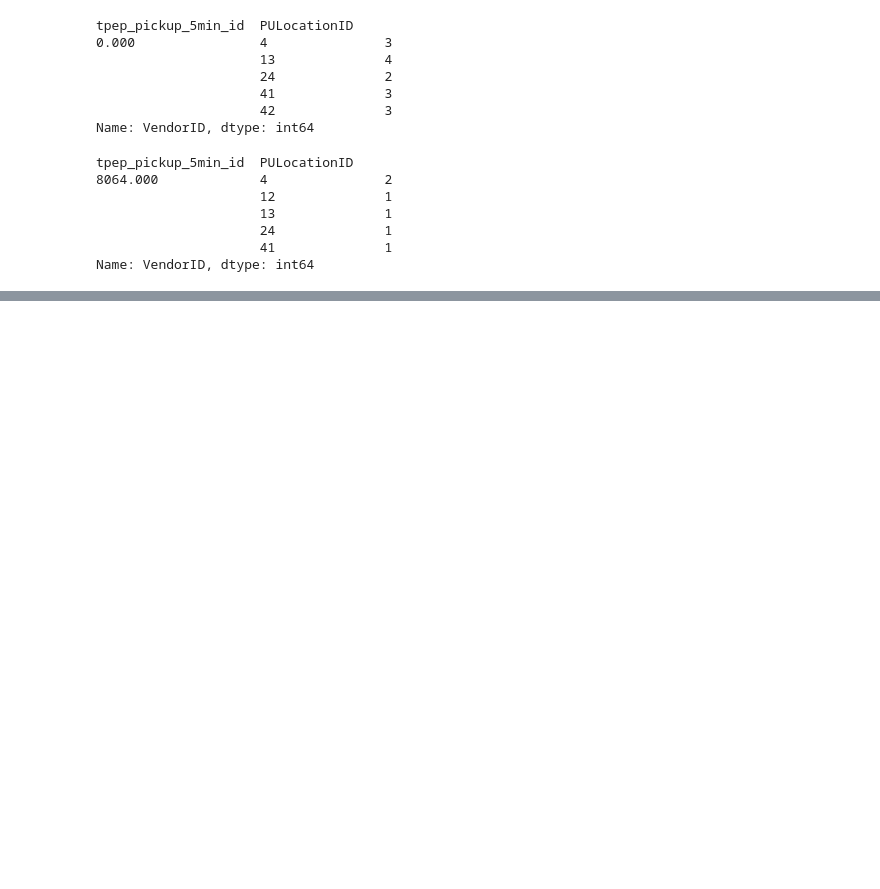
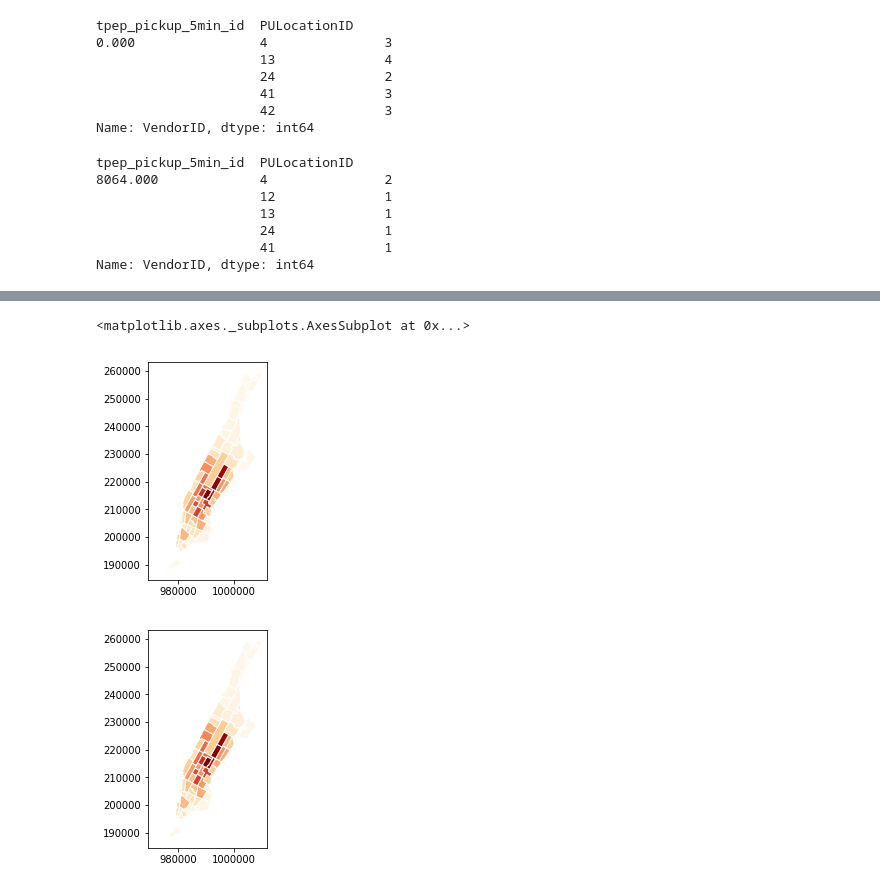
Before and after one commit to hlmiao/nyc_taxi_requests_prediction, a Jupyter notebook: nyc_taxi_requests_prediction.ipynb, the cells around one changed output, grey strips where cells are left out. Drawn from its saved outputs; the diff is of its cells as text; code cells hidden in the pictures; blank space fills up the shorter version.

```diff
--- a/nyc_taxi_requests_prediction.ipynb
+++ b/nyc_taxi_requests_prediction.ipynb
@@ -589,0 +623,3 @@ valid_X.describe()
+# %%
+train_sample_5min_mean_static = pd.DataFrame(train_sample_5min_mean, columns=['tpep_pickup_year', 'tpep_pickup_month', 'tpep_pickup_day', 'tpep_pickup_hour', 'tpep_pickup_weekday', 'is_weekend', 'is_morning_peak', 'is_evening_peak'])
+valid_sample_5min_mean_static = pd.DataFrame(valid_sample_5min_mean, columns=['tpep_pickup_year', 'tpep_pickup_month', 'tpep_pickup_day', 'tpep_pickup_hour', 'tpep_pickup_weekday', 'is_weekend', 'is_morning_peak', 'is_evening_peak'])
@@ -589,0 +646,5 @@ valid_X.describe()
+# %%
+train_X_new = train_X.join(train_sample_5min_mean_static)
+print('train_X_new:', train_X_new.shape)
+valid_X_new = valid_X.join(valid_sample_5min_mean_static)
+print('valid_X_new:', valid_X_new.shape)
@@ -589,0 +674,2 @@ valid_X.describe()
+# %%
+pred_new = xgb_train_validate(train_X_new, train_Y, valid_X_new, valid_Y)
@@ -589,0 +699,4 @@ valid_X.describe()
+# %%
+valid_pred = pd.DataFrame(valid_X, columns=['VendorID'])
+valid_pred.reset_index(inplace=True)
+valid_pred['pred'] = pred_new
@@ -589,0 +712,10 @@ valid_X.describe()
+# %%
+valid_pred_group = valid_pred.groupby(['PULocationID']).sum()[['VendorID', 'pred']]
+taxi_zones_shape_requests_pred = taxi_zones_shape.join(valid_pred_group, on=['LocationID'], how='left')
+taxi_zones_shape_requests_pred.fillna(0, inplace=True)
+taxi_zones_shape_requests_pred.plot(column='VendorID', cmap='OrRd', edgecolor='white')
+taxi_zones_shape_requests_pred.plot(column='pred', cmap='OrRd', edgecolor='white')
+# %% [output]
+<matplotlib.axes._subplots.AxesSubplot at 0x...>
+[figure, added]
+[figure, added]
```
Also changed, not shown: parts of 22 cells of this notebook.
